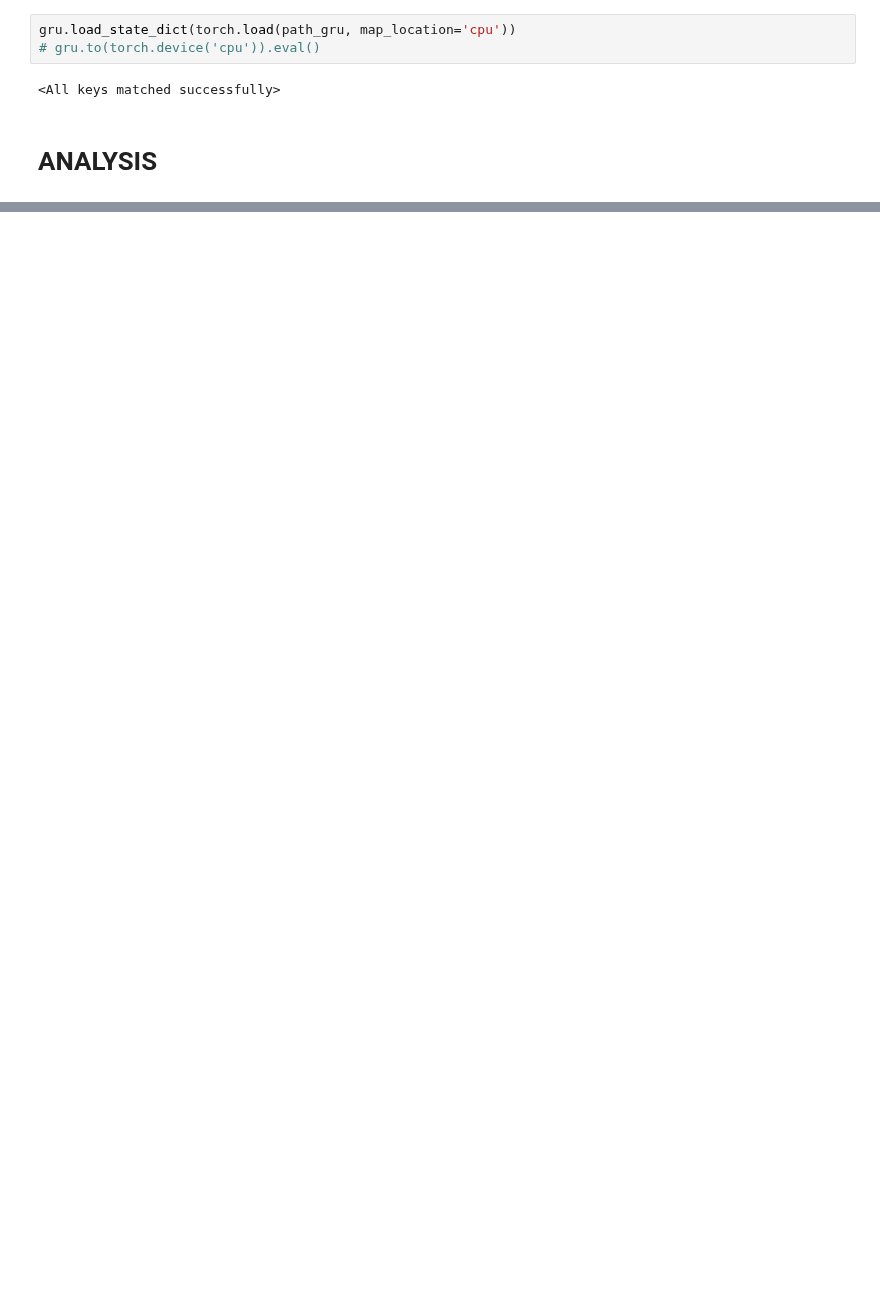
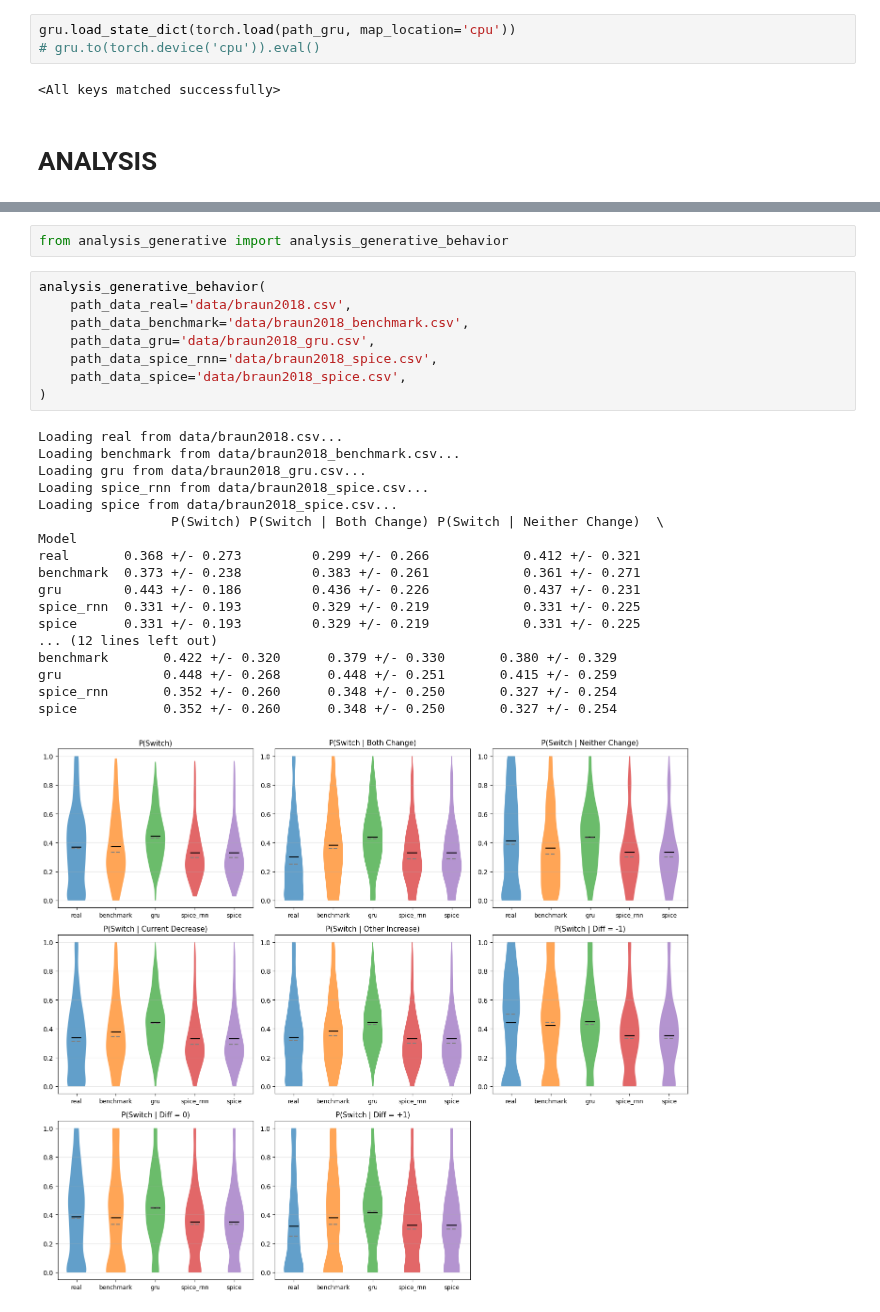
Before and after one commit to whyhardt/SPICE, a Jupyter notebook: weinhardt2026/studies/braun2018/braun2018.ipynb, the cells around one changed output, grey strips where cells are left out. Saved outputs shown, nothing was run; the diff lists cells and outputs as text; blank space fills up the shorter version.

Commit message:
added generative analysis behavior for most studies (huang is missing); added learnable init values for all benchmark models.

```diff
--- a/weinhardt2026/studies/braun2018/braun2018.ipynb
+++ b/weinhardt2026/studies/braun2018/braun2018.ipynb
@@ -421,0 +404,29 @@ Computing choice probabilities with SPICE model...
+# %%
+from analysis_generative import analysis_generative_behavior
+# %%
+analysis_generative_behavior(
+    path_data_real='data/braun2018.csv',
+    path_data_benchmark='data/braun2018_benchmark.csv',
+    path_data_gru='data/braun2018_gru.csv',
+    path_data_spice_rnn='data/braun2018_spice.csv',
+    path_data_spice='data/braun2018_spice.csv',
+)
+# %% [output]
+Loading real from data/braun2018.csv...
+Loading benchmark from data/braun2018_benchmark.csv...
+Loading gru from data/braun2018_gru.csv...
+Loading spice_rnn from data/braun2018_spice.csv...
+Loading spice from data/braun2018_spice.csv...
+                 P(Switch) P(Switch | Both Change) P(Switch | Neither Change)  \
+Model
+real       0.368 +/- 0.273         0.299 +/- 0.266            0.412 +/- 0.321
+benchmark  0.373 +/- 0.238         0.383 +/- 0.261            0.361 +/- 0.271
+gru        0.443 +/- 0.186         0.436 +/- 0.226            0.437 +/- 0.231
+spice_rnn  0.331 +/- 0.193         0.329 +/- 0.219            0.331 +/- 0.225
+spice      0.331 +/- 0.193         0.329 +/- 0.219            0.331 +/- 0.225
+... (12 lines left out)
+benchmark       0.422 +/- 0.320      0.379 +/- 0.330       0.380 +/- 0.329
+gru             0.448 +/- 0.268      0.448 +/- 0.251       0.415 +/- 0.259
+spice_rnn       0.352 +/- 0.260      0.348 +/- 0.250       0.327 +/- 0.254
+spice           0.352 +/- 0.260      0.348 +/- 0.250       0.327 +/- 0.254
+[figure, added]
```
Also changed, not shown: parts of 24 cells of this notebook, 19 other files.
